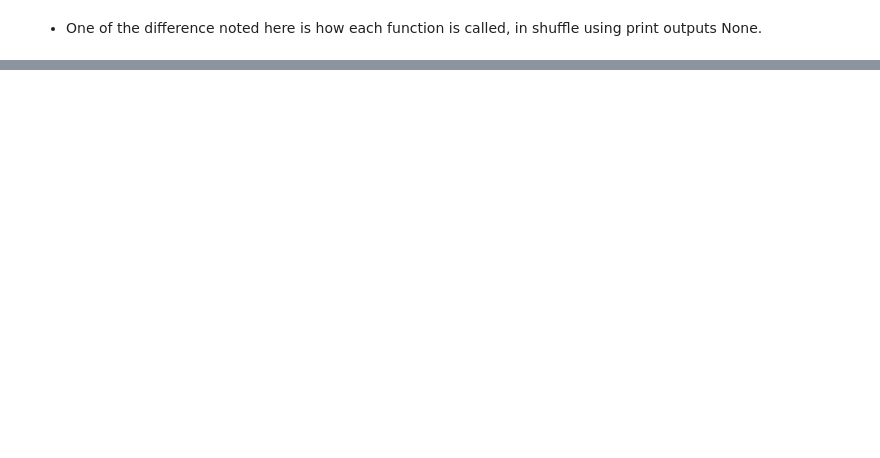
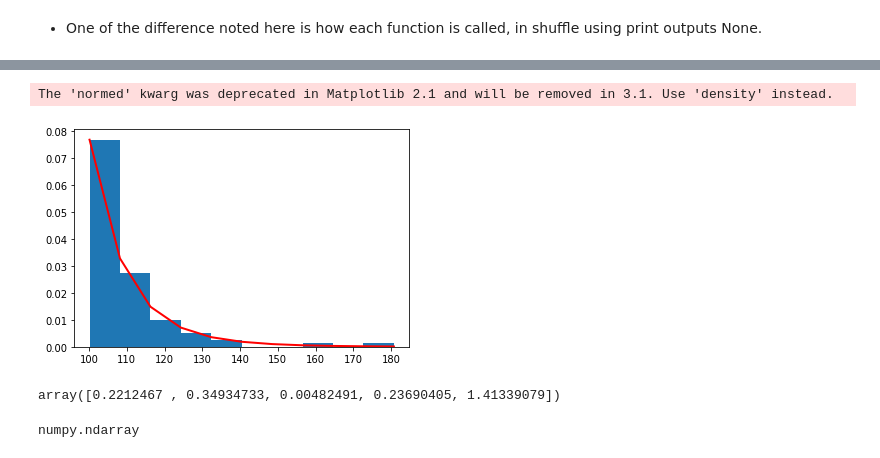
Before and after one commit to pocathain08/Prog-DA-Assignment, a Jupyter notebook: Prog-DA-Asst-2019.ipynb, the cells around one changed output, grey strips where cells are left out. Cells and saved outputs as stored; diff of their text form; code cells hidden in the pictures; blank space fills up the shorter version.

Commit message:
2 distributions in draft format

```diff
--- a/Prog-DA-Asst-2019.ipynb
+++ b/Prog-DA-Asst-2019.ipynb
@@ -122,0 +130,25 @@ array([[ 9, 10, 11],
+# %%
+%matplotlib inline
+# Need this to show the plot.
+a, m = 10, 100.
+# shape (a) and mode (m)
+s = (np.random.pareto(a, 100) + 1) * m
+# %%
+import matplotlib.pyplot as plt
+count, bins, _ = plt.hist(s, 10, normed=True)
+fit = a*m**a / bins**(a+1)
+plt.plot(bins, max(count)*fit/max(fit), linewidth=2, color='r')
+plt.show()
+# %% [output]
+The 'normed' kwarg was deprecated in Matplotlib 2.1 and will be removed in 3.1. Use 'density' instead.
+[figure, added]
+# %%
+x = np.random.pareto(3, 5)
+# 10 is the shape of the distribution, 100 is the size
+x
+# %% [output]
+array([0.2212467 , 0.34934733, 0.00482491, 0.23690405, 1.41339079])
+# %%
+type(x)
+# %% [output]
+numpy.ndarray
```
Also changed, not shown: parts of 12 cells of this notebook.
